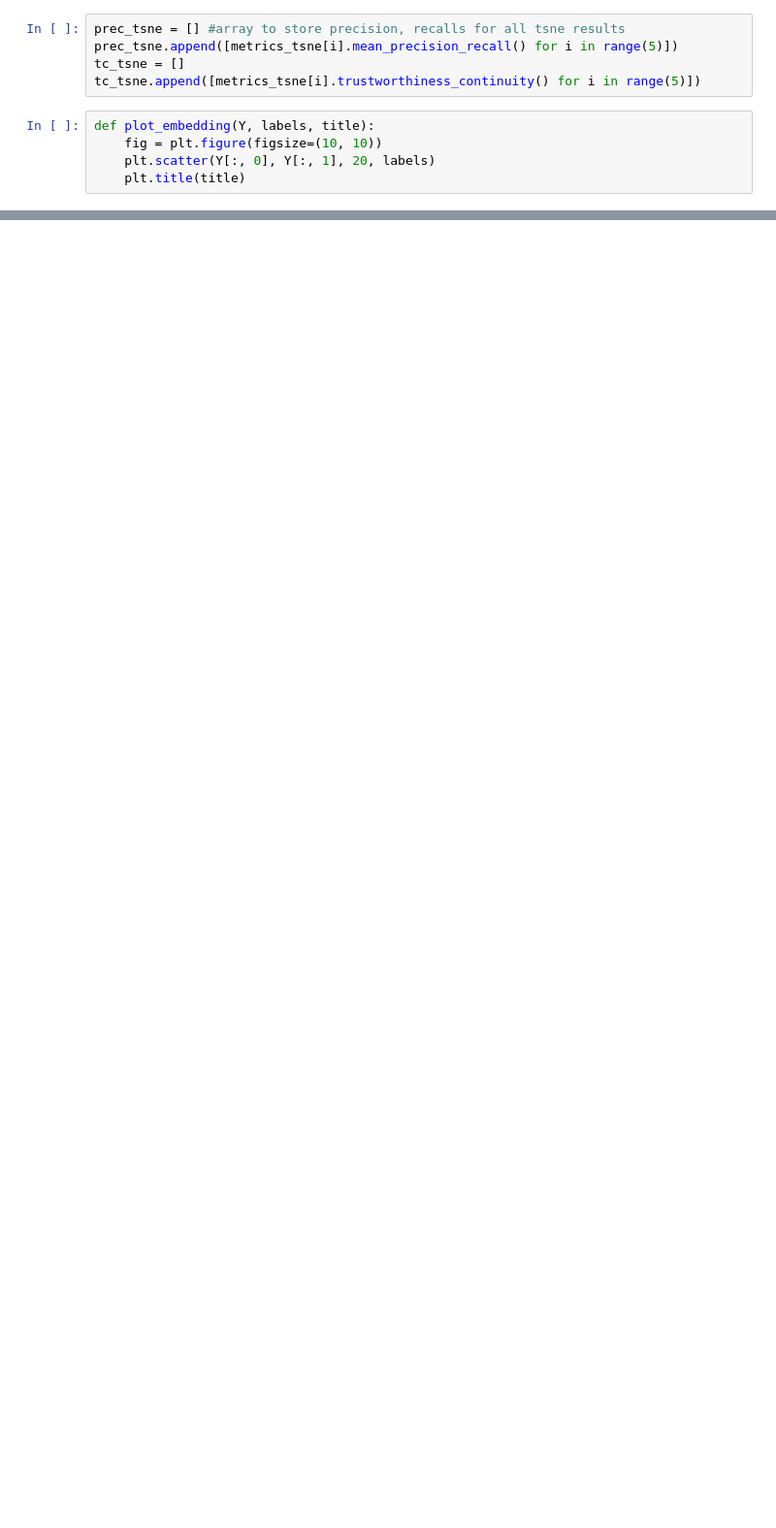
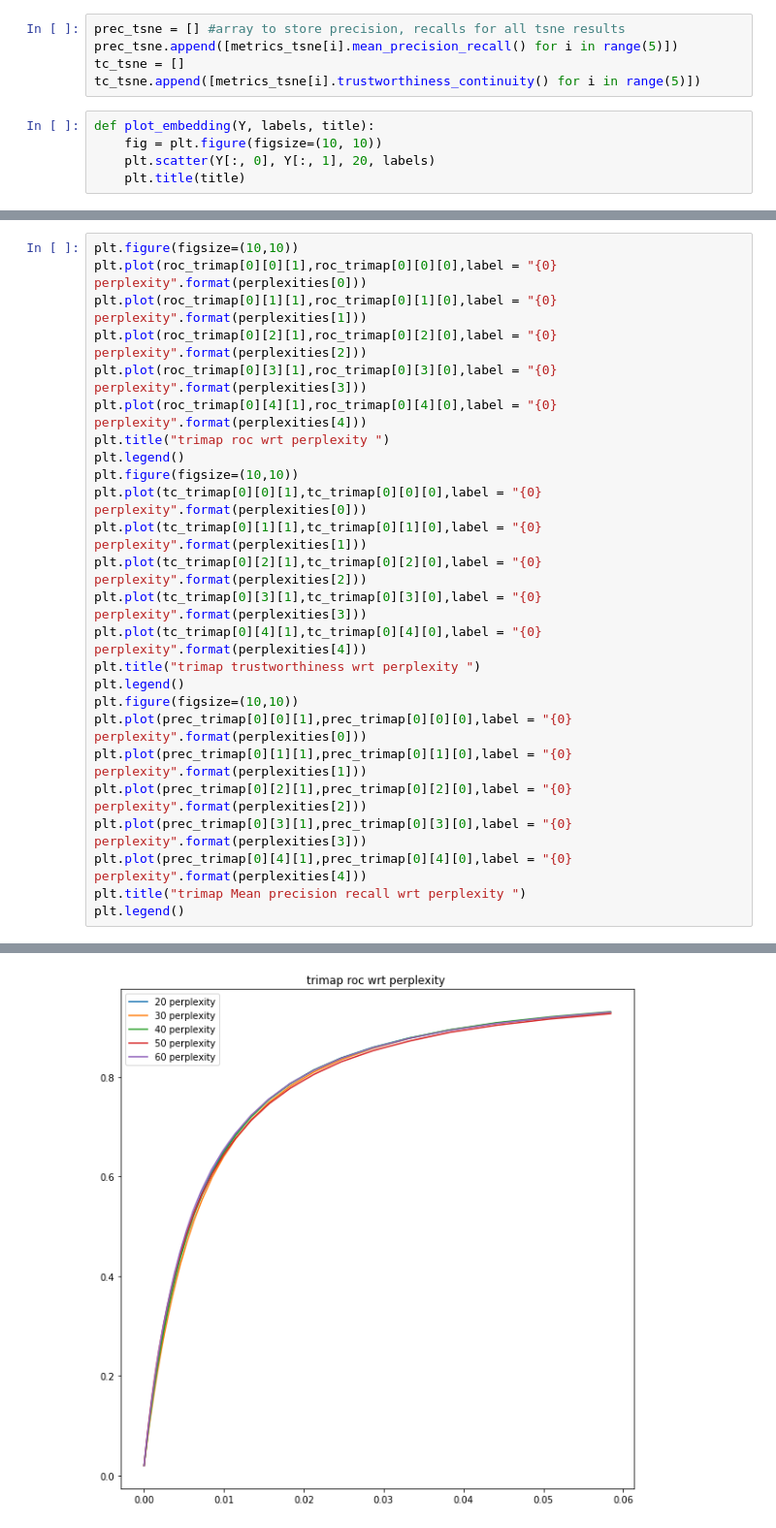
Before and after one commit to KellerJordan/DR-Miniproject, a Jupyter notebook: experiment2.ipynb, the cells around one changed output, grey strips where cells are left out. Shown at 97% size. Cells and saved outputs as stored; diff of their text form; blank space fills up the shorter version.

Commit message:
t-SNE vs trimap wrt perplexities

```diff
--- a/experiment2.ipynb
+++ b/experiment2.ipynb
@@ -167,0 +190,26 @@ tc_trimap.append([metrics_trimap[i].trustworthiness_continuity() for i in range(
+# %%
+plt.figure(figsize=(10,10))
+plt.plot(roc_trimap[0][0][1],roc_trimap[0][0][0],label = "{0} perplexity".format(perplexities[0]))
+plt.plot(roc_trimap[0][1][1],roc_trimap[0][1][0],label = "{0} perplexity".format(perplexities[1]))
+plt.plot(roc_trimap[0][2][1],roc_trimap[0][2][0],label = "{0} perplexity".format(perplexities[2]))
+plt.plot(roc_trimap[0][3][1],roc_trimap[0][3][0],label = "{0} perplexity".format(perplexities[3]))
+plt.plot(roc_trimap[0][4][1],roc_trimap[0][4][0],label = "{0} perplexity".format(perplexities[4]))
+plt.title("trimap roc wrt perplexity ")
+plt.legend()
+plt.figure(figsize=(10,10))
+plt.plot(tc_trimap[0][0][1],tc_trimap[0][0][0],label = "{0} perplexity".format(perplexities[0]))
+plt.plot(tc_trimap[0][1][1],tc_trimap[0][1][0],label = "{0} perplexity".format(perplexities[1]))
+plt.plot(tc_trimap[0][2][1],tc_trimap[0][2][0],label = "{0} perplexity".format(perplexities[2]))
+plt.plot(tc_trimap[0][3][1],tc_trimap[0][3][0],label = "{0} perplexity".format(perplexities[3]))
+plt.plot(tc_trimap[0][4][1],tc_trimap[0][4][0],label = "{0} perplexity".format(perplexities[4]))
+plt.title("trimap trustworthiness wrt perplexity ")
+plt.legend()
+plt.figure(figsize=(10,10))
+plt.plot(prec_trimap[0][0][1],prec_trimap[0][0][0],label = "{0} perplexity".format(perplexities[0]))
+plt.plot(prec_trimap[0][1][1],prec_trimap[0][1][0],label = "{0} perplexity".format(perplexities[1]))
+plt.plot(prec_trimap[0][2][1],prec_trimap[0][2][0],label = "{0} perplexity".format(perplexities[2]))
+plt.plot(prec_trimap[0][3][1],prec_trimap[0][3][0],label = "{0} perplexity".format(perplexities[3]))
+plt.plot(prec_trimap[0][4][1],prec_trimap[0][4][0],label = "{0} perplexity".format(perplexities[4]))
+plt.title("trimap Mean precision recall wrt perplexity ")
+plt.legend()
+# %% [output]
@@ -167,0 +217 @@ tc_trimap.append([metrics_trimap[i].trustworthiness_continuity() for i in range(
+[figure, added]
```
Also changed, not shown: parts of 12 cells of this notebook.
